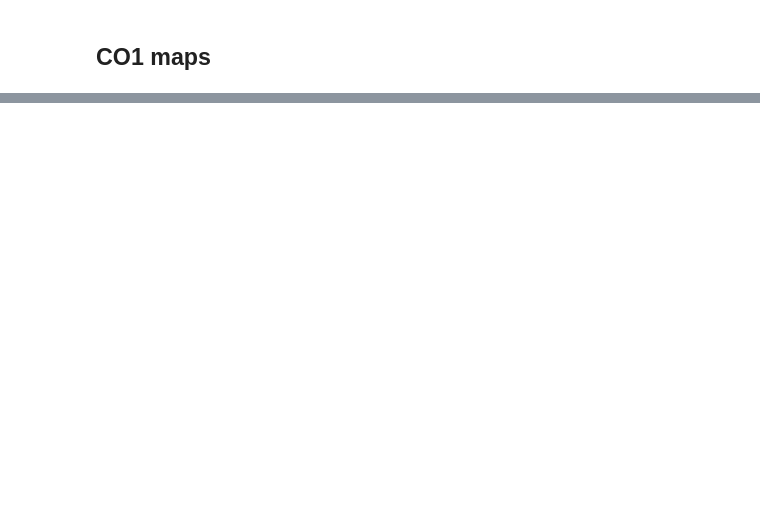
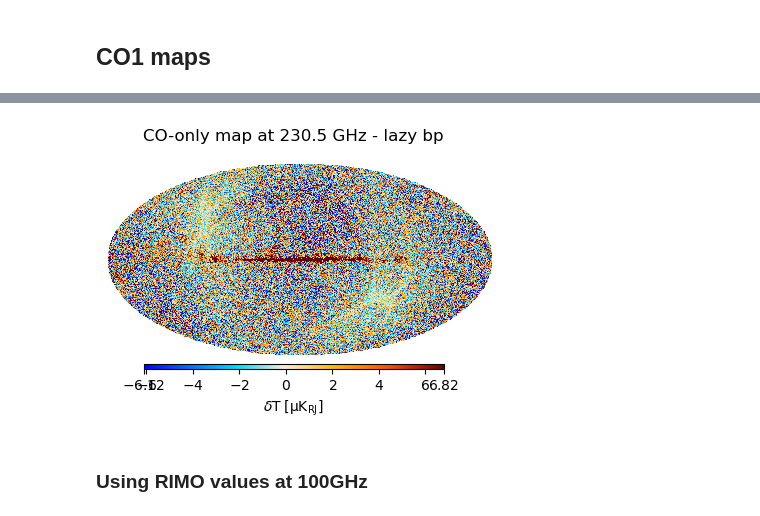
Before and after one commit to aankitdas/cmb-stuff, a Jupyter notebook: RIMO_tests.ipynb, the cells around one changed output, grey strips where cells are left out. Saved outputs shown, nothing was run; the diff lists cells and outputs as text; code cells hidden in the pictures; blank space fills up the shorter version.

```diff
--- a/RIMO_tests.ipynb
+++ b/RIMO_tests.ipynb
@@ -245,0 +228,17 @@ hp.mollview(co_map_out, title="CO-only map @ HFI 100 GHz")
+# %%
+show_obs_logNxN(
+    maps=[co_map[0]],
+    labels=[""],
+    min_val=None,
+    max_val=None,
+    n_cols=1,
+    n_rows=1,
+    dpi=100,        # make the figure high-res
+    xsize=500,     # make mollview raster wider (more pixels)
+    suptitle=f"CO-only map at {line} GHz - lazy bp"
+)
+# each map takes around 25s to render
+# %% [output]
+[figure, added]
+# %% [markdown]
+### Using RIMO values at 100GHz
```
Also changed, not shown: parts of 42 cells of this notebook, 1 other file.
